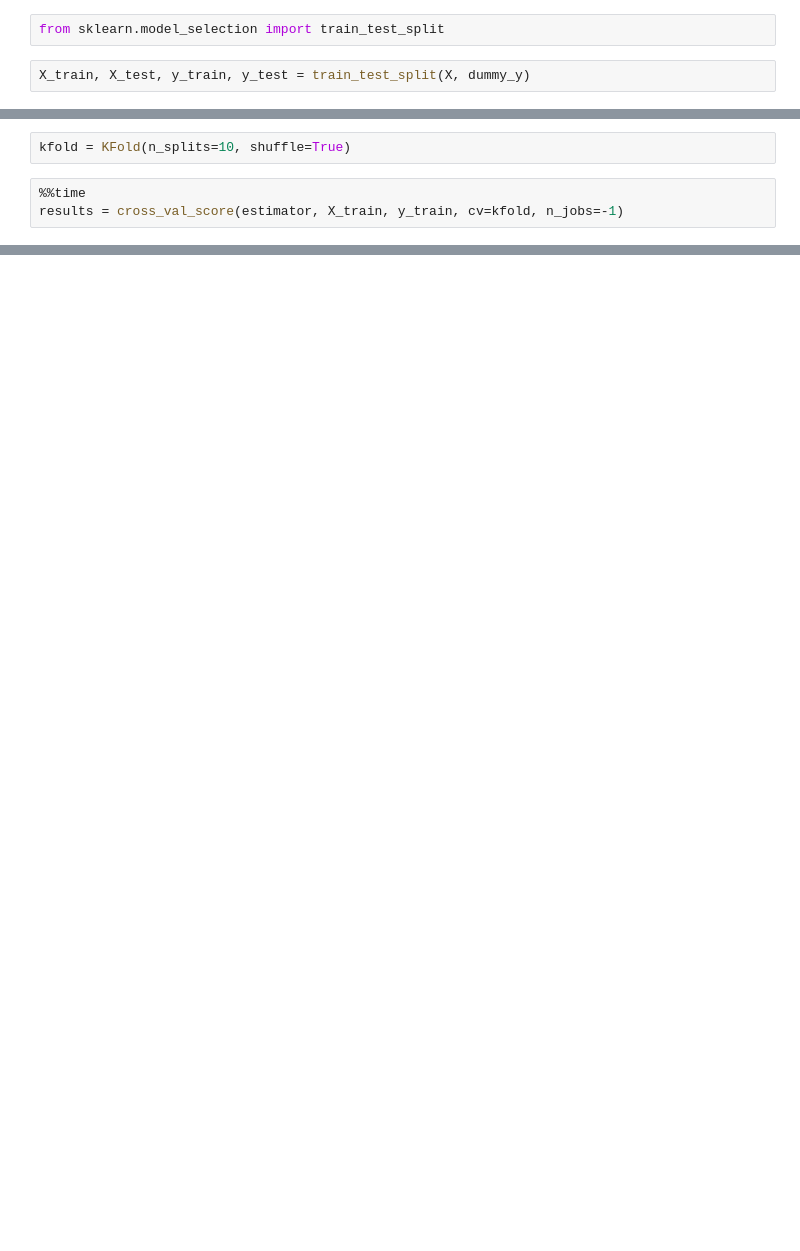
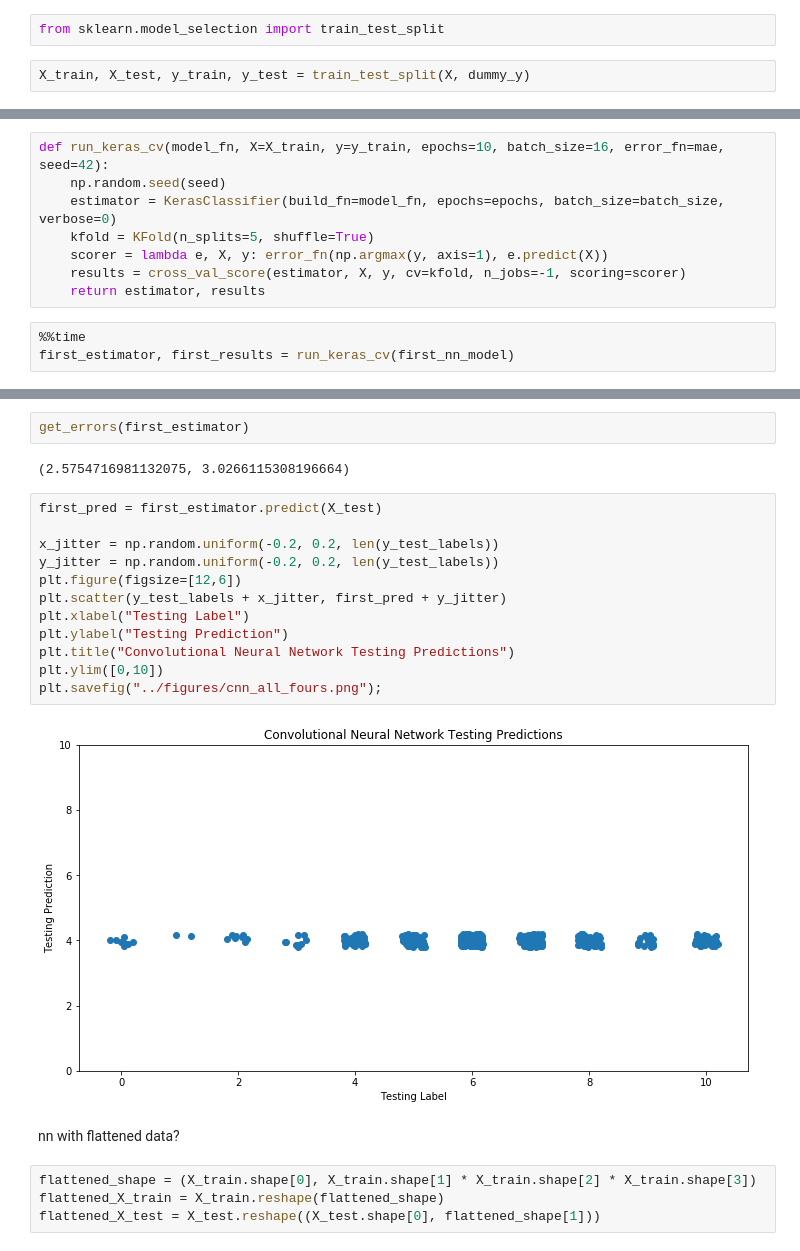
Before and after one commit to chrispyles/honors-thesis, a Jupyter notebook: notebooks/posters-classification.ipynb, the cells around one changed output, grey strips where cells are left out. Drawn from its saved outputs; the diff is of its cells as text; blank space fills up the shorter version.

```diff
--- a/notebooks/posters-classification.ipynb
+++ b/notebooks/posters-classification.ipynb
@@ -103,5 +108,0 @@ estimator = KerasClassifier(build_fn=get_model, epochs=5, batch_size=5, verbose=
-# %%
-kfold = KFold(n_splits=10, shuffle=True)
-# %%
-%%time
-results = cross_val_score(estimator, X_train, y_train, cv=kfold, n_jobs=-1)
@@ -114,0 +109,11 @@ Baseline: 64.47% (3.01%)
+# %%
+def run_keras_cv(model_fn, X=X_train, y=y_train, epochs=10, batch_size=16, error_fn=mae, seed=42):
+    np.random.seed(seed)
+    estimator = KerasClassifier(build_fn=model_fn, epochs=epochs, batch_size=batch_size, verbose=0)
+    kfold = KFold(n_splits=5, shuffle=True)
+    scorer = lambda e, X, y: error_fn(np.argmax(y, axis=1), e.predict(X))
+    results = cross_val_score(estimator, X, y, cv=kfold, n_jobs=-1, scoring=scorer)
+    return estimator, results
+# %%
+%%time
+first_estimator, first_results = run_keras_cv(first_nn_model)
@@ -114,0 +137,24 @@ Baseline: 64.47% (3.01%)
+# %%
+get_errors(first_estimator)
+# %% [output]
+(2.5754716981132075, 3.0266115308196664)
+# %%
+first_pred = first_estimator.predict(X_test)
+
+x_jitter = np.random.uniform(-0.2, 0.2, len(y_test_labels))
+y_jitter = np.random.uniform(-0.2, 0.2, len(y_test_labels))
+plt.figure(figsize=[12,6])
+plt.scatter(y_test_labels + x_jitter, first_pred + y_jitter)
+plt.xlabel("Testing Label")
+plt.ylabel("Testing Prediction")
+plt.title("Convolutional Neural Network Testing Predictions")
+plt.ylim([0,10])
+plt.savefig("../figures/cnn_all_fours.png");
+# %% [output]
+[figure, added]
+# %% [markdown]
+nn with flattened data?
+# %%
+flattened_shape = (X_train.shape[0], X_train.shape[1] * X_train.shape[2] * X_train.shape[3])
+flattened_X_train = X_train.reshape(flattened_shape)
+flattened_X_test = X_test.reshape((X_test.shape[0], flattened_shape[1]))
```
Also changed, not shown: parts of 42 cells of this notebook, 7 other files.
